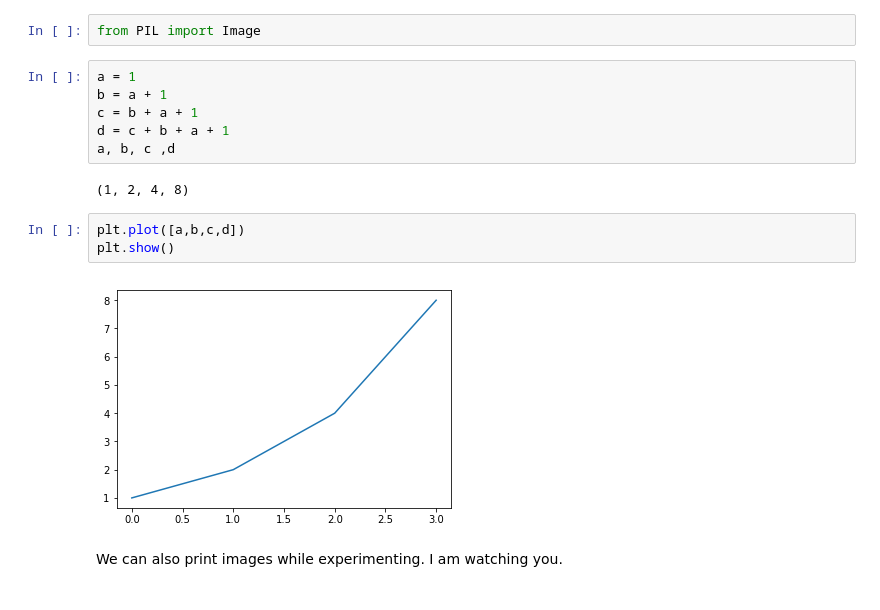
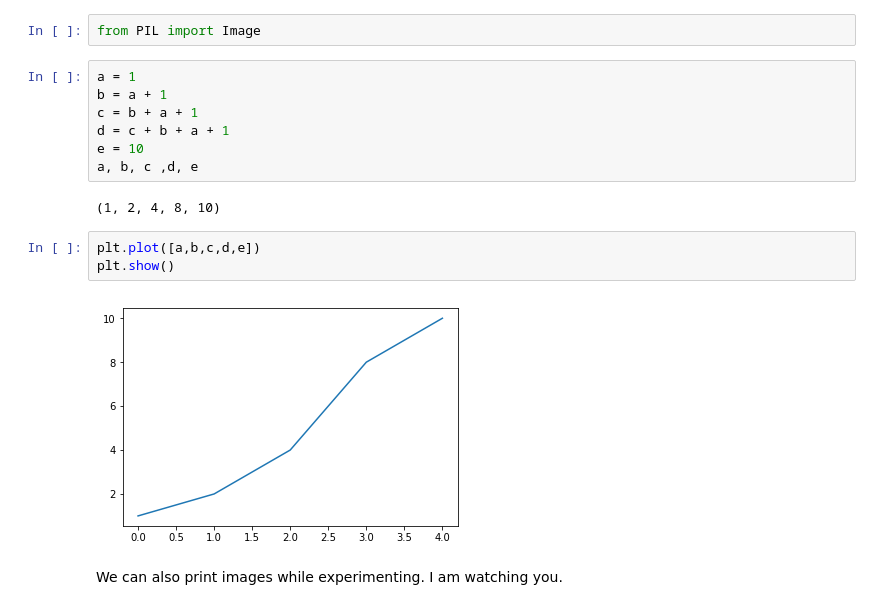
Before and after one commit to Aravinda89/Fastai-course-v3, a Jupyter notebook: nbs/dl1/00_notebook_tutorial.ipynb, the cells around one changed output. Drawn from its saved outputs; the diff is of its cells as text.

```diff
--- a/nbs/dl1/00_notebook_tutorial.ipynb
+++ b/nbs/dl1/00_notebook_tutorial.ipynb
@@ -141,14 +141,15 @@ a = 1
 b = a + 1
 c = b + a + 1
 d = c + b + a + 1
-a, b, c ,d
+e = 10
+a, b, c ,d, e
 # %% [output]
-(1, 2, 4, 8)
+(1, 2, 4, 8, 10)
 # %%
-plt.plot([a,b,c,d])
+plt.plot([a,b,c,d,e])
 plt.show()
 # %% [output]
-[figure, old version]
+[figure, new version]
 # %% [markdown]
 We can also print images while experimenting. I am watching you.
 # %%
```
Also changed, not shown: parts of 4 cells of this notebook.
